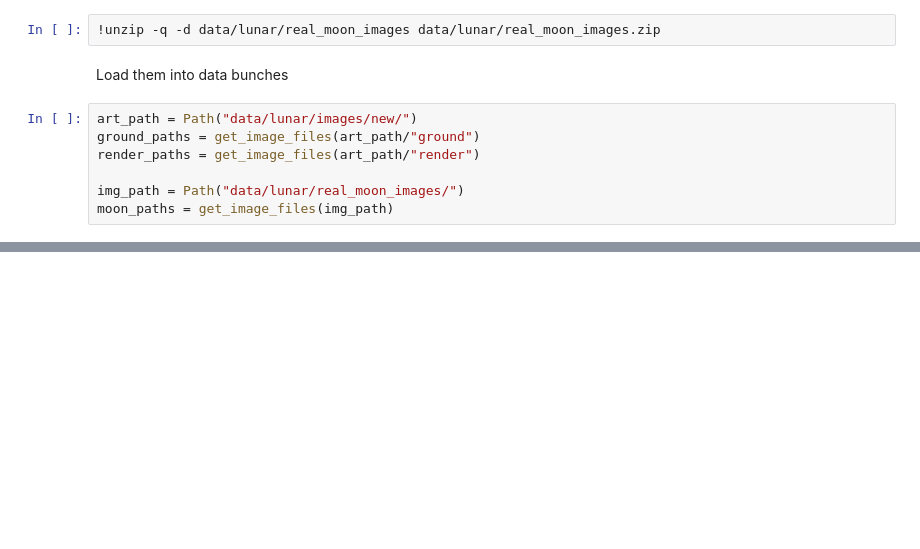
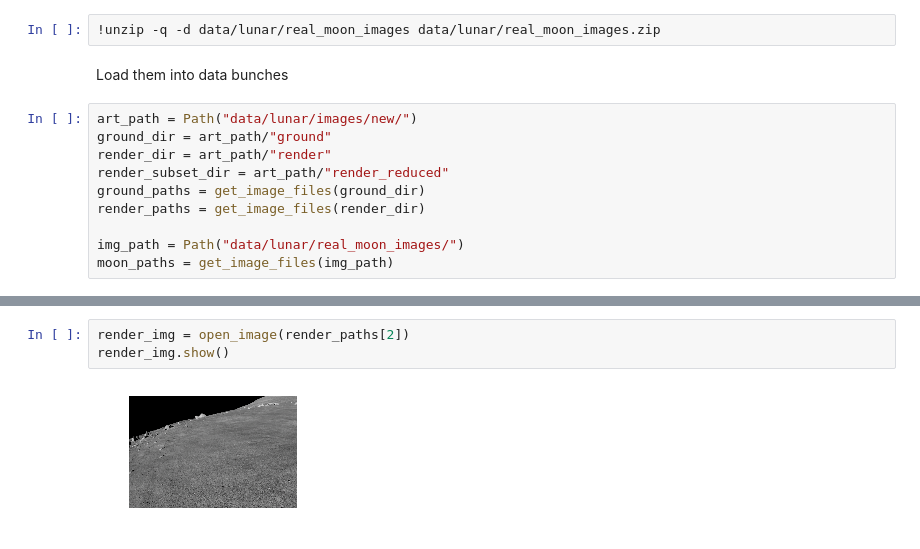
Before and after one commit to nijibabulu/lunar, a Jupyter notebook: lunar.ipynb, the cells around one changed output, grey strips where cells are left out. Drawn from its saved outputs; the diff is of its cells as text; blank space fills up the shorter version.

```diff
--- a/lunar.ipynb
+++ b/lunar.ipynb
@@ -35,8 +36,11 @@ replace data/lunar/images/new/ground/ground2020.tif? [y]es, [n]o, [A]ll, [N]one,
 Load them into data bunches
 # %%
 art_path = Path("data/lunar/images/new/")
-ground_paths = get_image_files(art_path/"ground")
-render_paths = get_image_files(art_path/"render")
+ground_dir = art_path/"ground"
+render_dir = art_path/"render"
+render_subset_dir = art_path/"render_reduced"
+ground_paths = get_image_files(ground_dir)
+render_paths = get_image_files(render_dir)
 
 img_path = Path("data/lunar/real_moon_images/")
 moon_paths = get_image_files(img_path)
@@ -63,0 +47,5 @@ Show in docs
+# %%
+render_img = open_image(render_paths[2])
+render_img.show()
+# %% [output]
+[figure, added]
```
Also changed, not shown: parts of 29 cells of this notebook.
